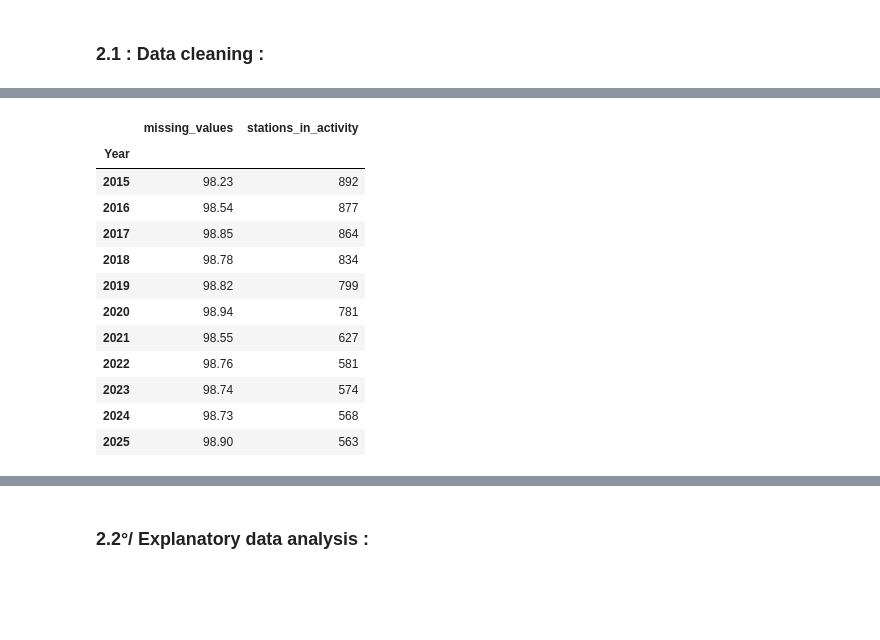
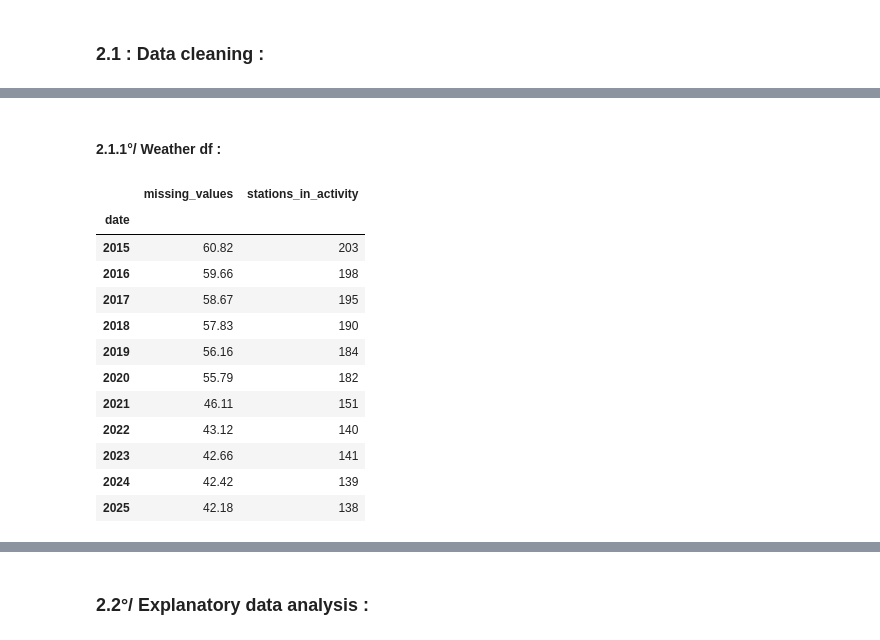
Before and after one commit to Nohalito/Weather-prediction, a Jupyter notebook: Predictive methods notebook.ipynb, the cells around one changed output, grey strips where cells are left out. Drawn from its saved outputs; the diff is of its cells as text; code cells hidden in the pictures; blank space fills up the shorter version.

```diff
--- a/Predictive methods notebook.ipynb
+++ b/Predictive methods notebook.ipynb
@@ -395,32 +374,34 @@ dtype: int64
+# %% [markdown]
+#### 2.1.1°/ Weather df :
 # %%
 import matplotlib.pyplot as plt
 import seaborn as sns
 
-missing_values = (df['DRR'].groupby(df['Year'])
+missing_values = (df['FFM'].groupby(df['date'].dt.year)
                   .apply(lambda x: round(x.isnull()
                          .mean() * 100, 2)))
 
 # Get the number of stations in activity each year
-stations_in_activity = df['NUM_POSTE'].groupby(df['Year']).nunique()
+stations_in_activity = df['NUM_POSTE'].groupby(df['date'].dt.year).nunique()
 
 # Create a dataframe to hold the missing values and stations in activity
 missing_values_df = pd.DataFrame({'missing_values': missing_values, 'stations_in_activity': stations_in_activity})
 
 missing_values_df
 # %% [output]
 |  | missing_values | stations_in_activity |
-| Year |  |  |
-| 2015 | 98.23 | 892 |
-| 2016 | 98.54 | 877 |
-| 2017 | 98.85 | 864 |
-| 2018 | 98.78 | 834 |
-| 2019 | 98.82 | 799 |
-| 2020 | 98.94 | 781 |
-| 2021 | 98.55 | 627 |
-| 2022 | 98.76 | 581 |
-| 2023 | 98.74 | 574 |
-| 2024 | 98.73 | 568 |
-| 2025 | 98.90 | 563 |
+| date |  |  |
+| 2015 | 60.82 | 203 |
+| 2016 | 59.66 | 198 |
+| 2017 | 58.67 | 195 |
+| 2018 | 57.83 | 190 |
+| 2019 | 56.16 | 184 |
+| 2020 | 55.79 | 182 |
+| 2021 | 46.11 | 151 |
+| 2022 | 43.12 | 140 |
+| 2023 | 42.66 | 141 |
+| 2024 | 42.42 | 139 |
+| 2025 | 42.18 | 138 |
 # %%
 plt.figure(figsize=(12, 6))
 sns.barplot(x=missing_values.index, y=missing_values.values)
```
Also changed, not shown: parts of 25 cells of this notebook, 2 other files.
